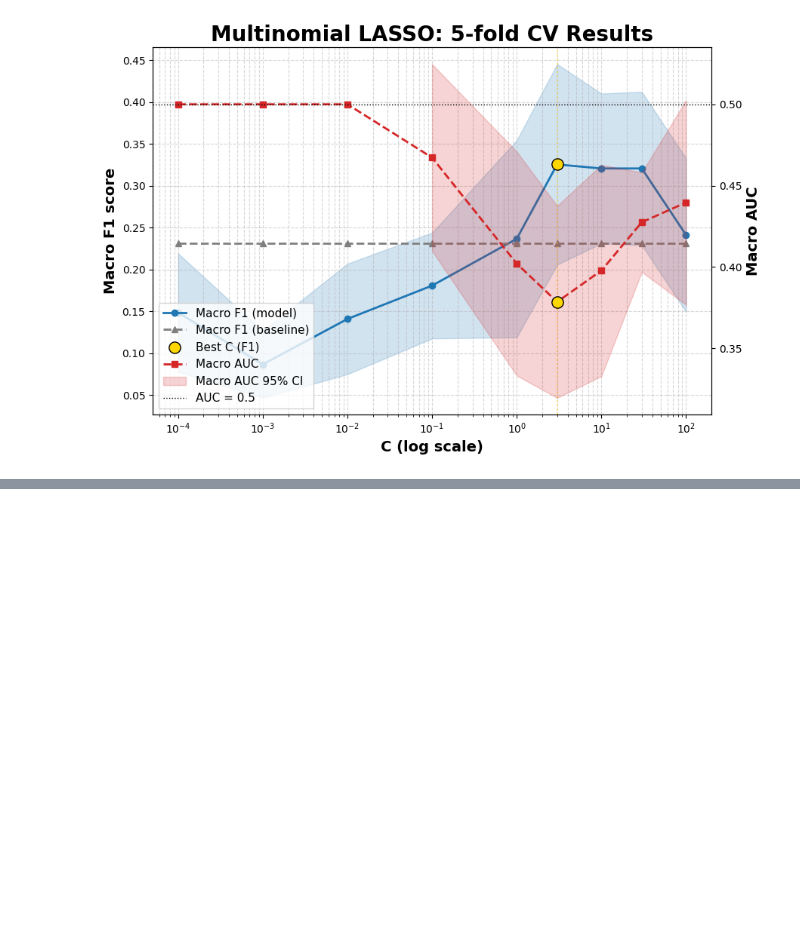
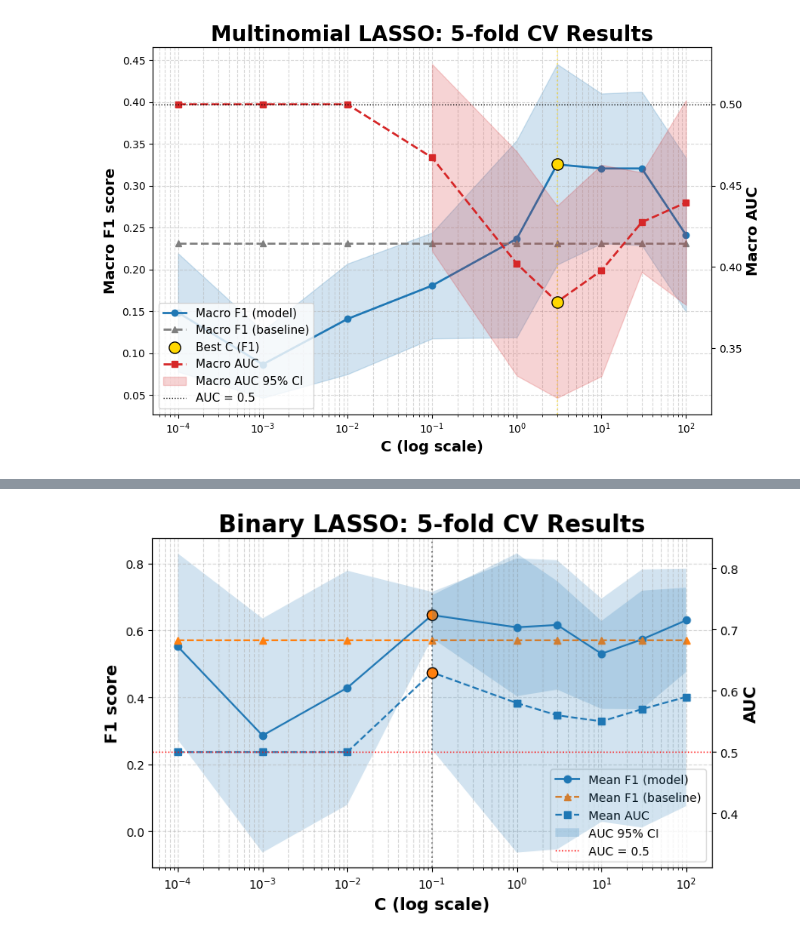
Before and after one commit to ygrepo/Craniopharyngiomas_Image_Segmentation, a Jupyter notebook: notebooks/cv_plot.ipynb, the cells around one changed output, grey strips where cells are left out. Cells and saved outputs as stored; diff of their text form; code cells hidden in the pictures; blank space fills up the shorter version.

```diff
--- a/notebooks/cv_plot.ipynb
+++ b/notebooks/cv_plot.ipynb
@@ -52,0 +69,4 @@ plot_multinomial_lasso_cv_metrics(df, fn=Path(path))
+# %%
+path = "../output/metrics/preop_binary_elasticnet_l1ratio_0.5_cv_metrics.csv"
+df = pd.read_csv(path)
+df.head()
@@ -52,0 +80,5 @@ plot_multinomial_lasso_cv_metrics(df, fn=Path(path))
+# %%
+path = "../output/figures/preop_binary_elasticnet_l1ratio_0.5_cv_metrics.tiff"
+plot_binary_lasso_cv_metrics(df, fn=Path(path))
+# %% [output]
+[figure, added]
```
Also changed, not shown: parts of 7 cells of this notebook, 2 other files.
